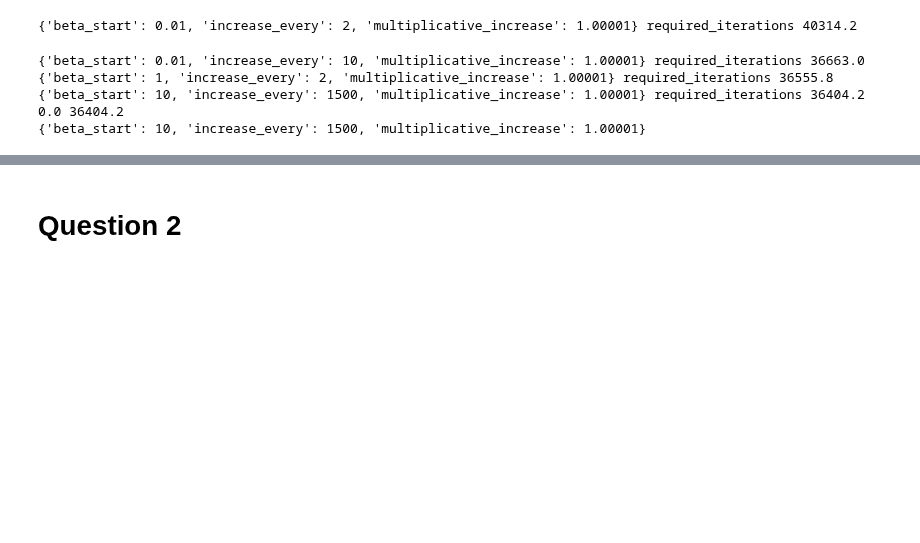
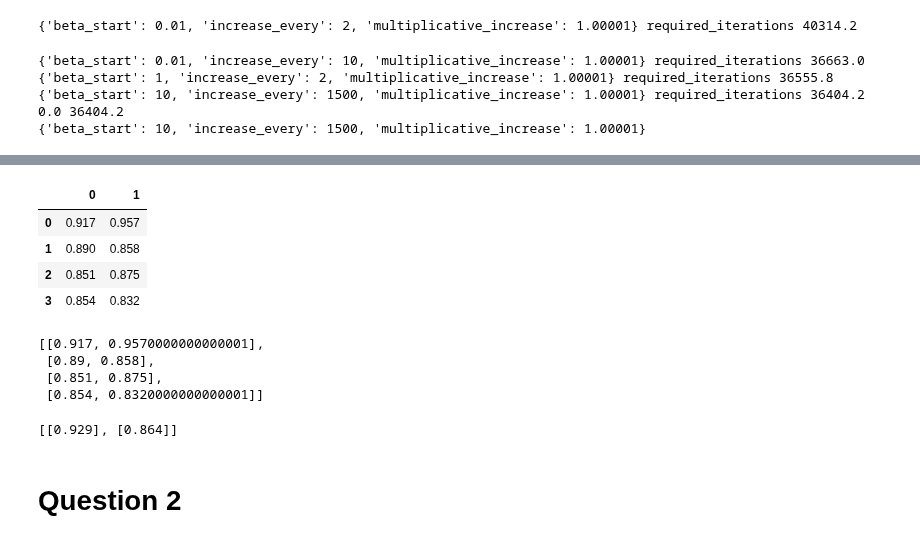
Before and after one commit to michelelupini/MC-project, a Jupyter notebook: new_main.ipynb, the cells around one changed output, grey strips where cells are left out. Cells and saved outputs as stored; diff of their text form; code cells hidden in the pictures; blank space fills up the shorter version.

```diff
--- a/new_main.ipynb
+++ b/new_main.ipynb
@@ -128,3 +185,32 @@ KeyboardInterrupt:
+# %%
+import pandas as pd
+
+# Your provided data
+data = {
+    0: [0.917, 0.890, 0.851, 0.854],
+    1: [0.957, 0.858, 0.875, 0.832]
+}
+
+df = pd.DataFrame(data)
+
+df
+# %% [output]
+|  | 0 | 1 |
+| 0 | 0.917 | 0.957 |
+| 1 | 0.890 | 0.858 |
+| 2 | 0.851 | 0.875 |
+| 3 | 0.854 | 0.832 |
+# %%
+losses_with_different_m
+# %% [output]
+[[0.917, 0.9570000000000001],
+ [0.89, 0.858],
+ [0.851, 0.875],
+ [0.854, 0.8320000000000001]]
+# %%
+losses_with_different_m
+# %% [output]
+[[0.929], [0.864]]
 # %% [markdown]
 # Question 2
 # %%
```
Also changed, not shown: parts of 7 cells of this notebook, 3 other files.
